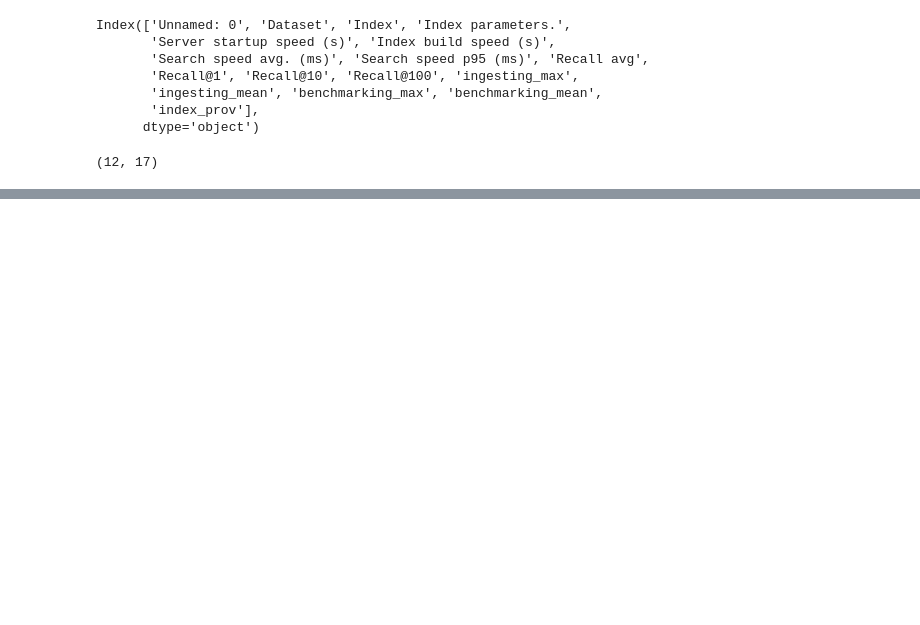
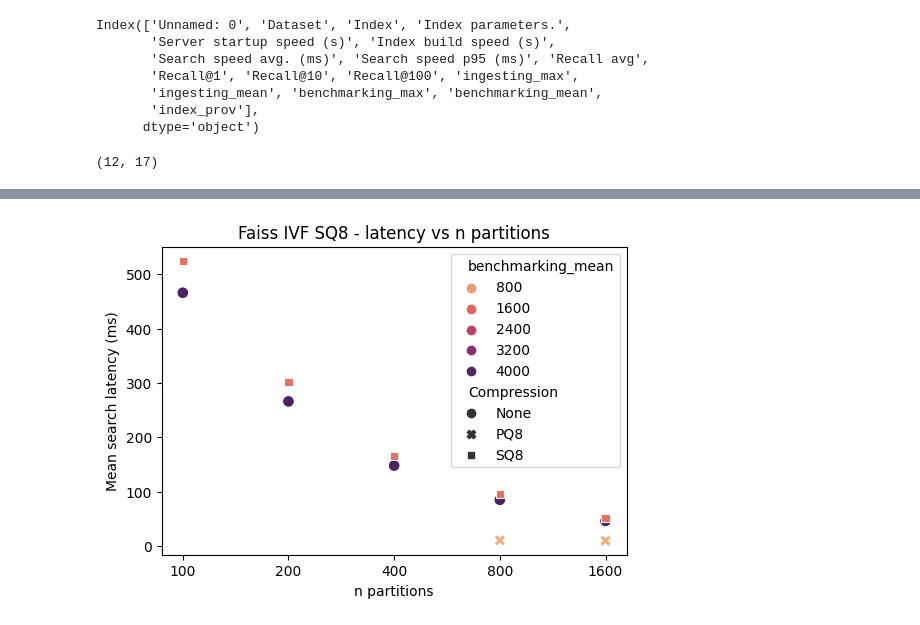
Before and after one commit to ExplodedViewMelon/vod, a Jupyter notebook: src/vod_benchmarking/analyse_results.ipynb, the cells around one changed output, grey strips where cells are left out. Drawn from its saved outputs; the diff is of its cells as text; code cells hidden in the pictures; blank space fills up the shorter version.

```diff
--- a/src/vod_benchmarking/analyse_results.ipynb
+++ b/src/vod_benchmarking/analyse_results.ipynb
@@ -93,0 +121,11 @@ fig.show()
+# %%
+import seaborn as sns
+
+plt.figure(figsize=(6,4))
+sns.scatterplot(data=df_results, x="nPartitions", y="Search speed avg. (ms)", hue="benchmarking_mean", style="Compression", palette="flare", s=70)
+plt.title("Faiss IVF SQ8 - latency vs n partitions")
+plt.xlabel("n partitions")
+plt.ylabel("Mean search latency (ms)")
+plt.show()
+# %% [output]
+[figure, added]
```
Also changed, not shown: parts of 5 cells of this notebook, 1 other file.
